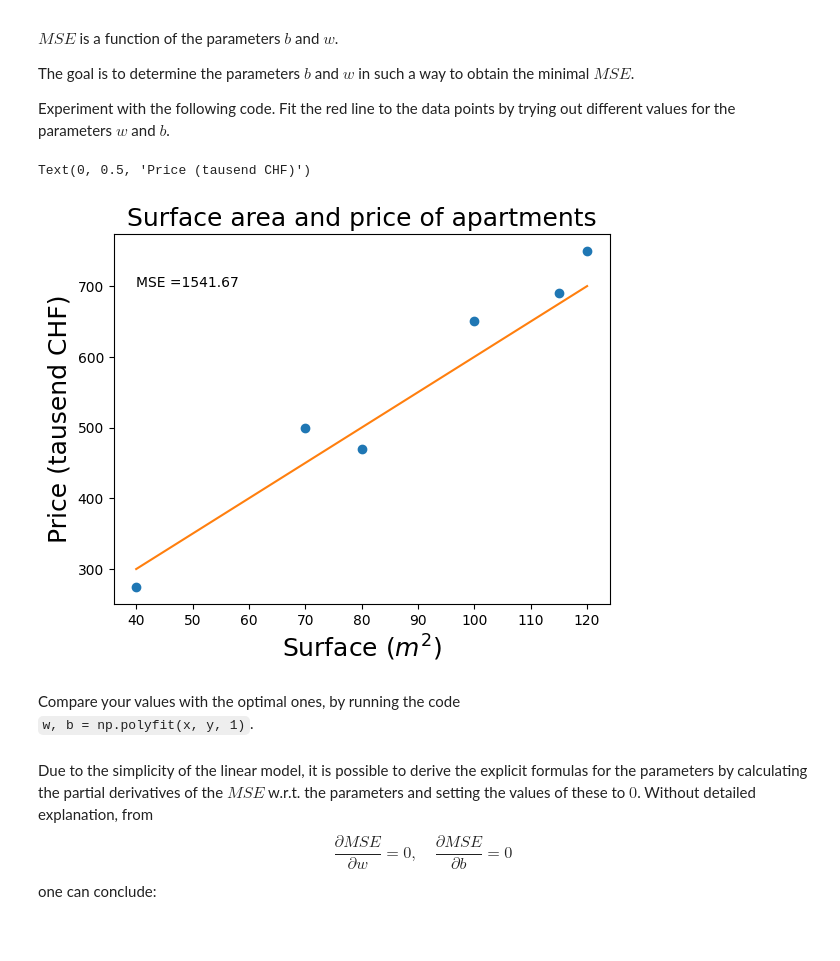
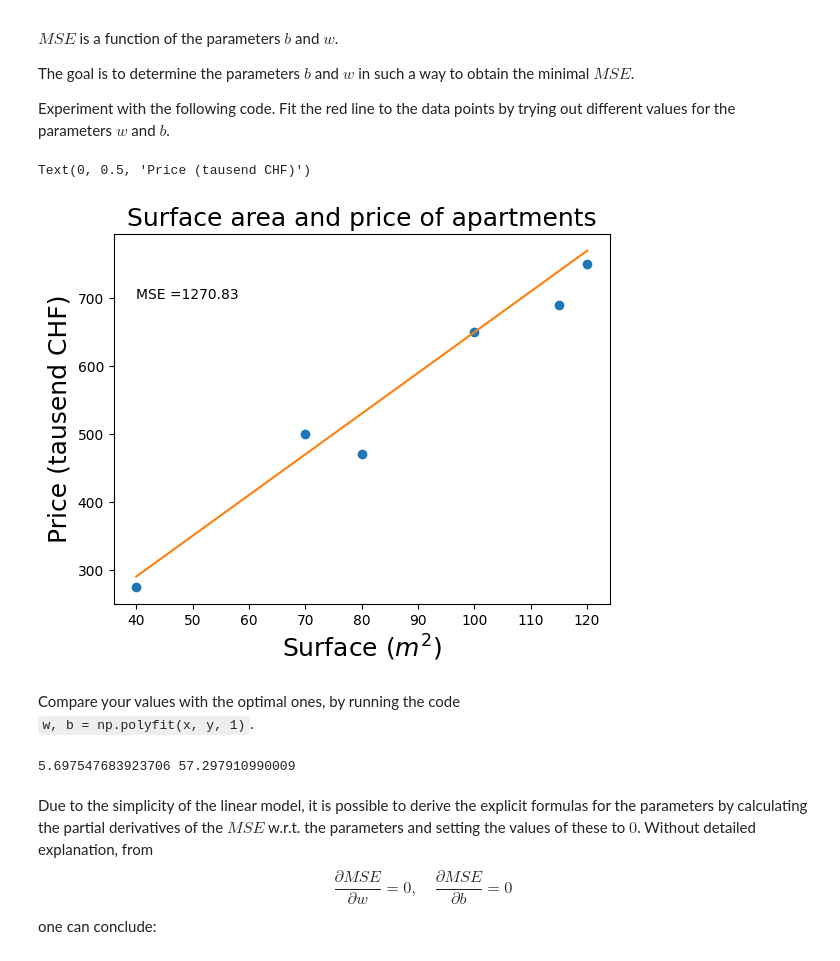
Before and after one commit to Martin-Gaeumann/Martin-Gaeumann, a Jupyter notebook: Introduction.ipynb, the cells around one changed output. Saved outputs shown, nothing was run; the diff lists cells and outputs as text; code cells hidden in the pictures.

```diff
--- a/Introduction.ipynb
+++ b/Introduction.ipynb
@@ -129,31 +129,36 @@ Experiment with the following code. Fit the red line to the data points by tryin
 # %%
 import matplotlib.pyplot as plt
 import numpy as np
 
 # 300 random samples
 x = np.array([40, 70, 80, 100, 115, 120])
 y = np.array([275, 500, 470, 650, 690, 750])
 
 plt.plot(x, y, 'o') #scatter plot of data points
 
-w = 5 # change this value
-b = 100 # change this value
+w = 6 # change this value
+b = 50 # change this value
 
 plt.plot(x, b + w*x) #add line of best fit
 
 MSE = np.mean((y-(b + w*x))**2)
 
 # legend, title, and labels.
 plt.text(40,700, f"MSE ={MSE:.2f}")
 plt.title('Surface area and price of apartments', size=18)
 plt.xlabel('Surface ($m^2$)', size=18)
 plt.ylabel('Price (tausend CHF)', size=18)
 # %% [output]
 Text(0, 0.5, 'Price (tausend CHF)')
-[figure, old version]
+[figure, new version]
 # %% [markdown]
 Compare your values with the optimal ones, by running the code<br>
 `w, b = np.polyfit(x, y, 1)`.
+# %%
+w, b = np.polyfit(x, y, 1)
+print(w,b)
+# %% [output]
+5.697547683923706 57.297910990009
 # %% [markdown]
 Due to the simplicity of the linear model, it is possible to derive the explicit formulas for the parameters by calculating the partial derivatives of the $MSE$ w.r.t. the parameters and setting the values of these to $0$. Without detailed explanation, from
 $$\frac{\partial MSE}{\partial w} = 0, \quad \frac{\partial MSE}{\partial b} = 0$$
```
